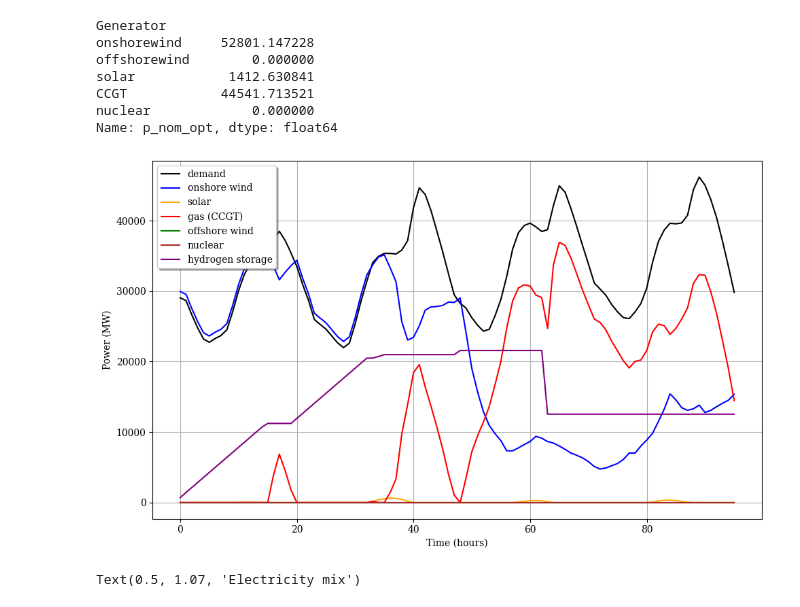
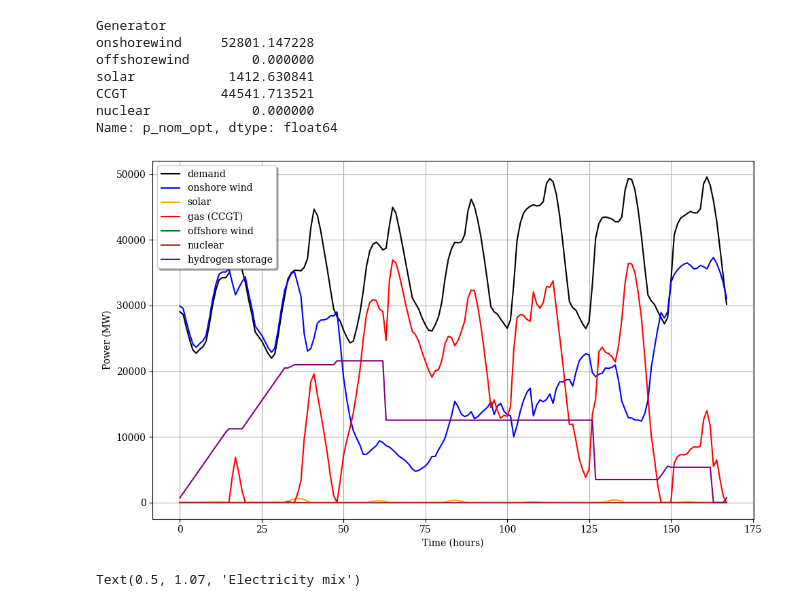
Before and after one commit to CarlosFdHL/ieg_project, a Jupyter notebook: Dmodel.ipynb, the cells around one changed output. Cells and saved outputs as stored; diff of their text form; code cells hidden in the pictures.

Commit message:
Plot of winter and summer. Added control of period of time that you plot in time series

```diff
--- a/Dmodel.ipynb
+++ b/Dmodel.ipynb
@@ -230,38 +230,41 @@ CCGT            44541.713521
 nuclear             0.000000
 Name: p_nom_opt, dtype: float64
 # %%
-hours = pd.date_range(start="2015-01-01", periods=96, freq='H')
-demand = network.loads_t.p['load'][0:96].values
-onshore_wind = network.generators_t.p['onshorewind'][0:96].values
-solar = network.generators_t.p['solar'][0:96].values
-gas_ccgt = network.generators_t.p['CCGT'][0:96].values
-offshore_wind = network.generators_t.p['offshorewind'][0:96].values
-nuclear = network.generators_t.p['nuclear'][0:96].values
-hydrogen = network.stores_t.e['H2 Tank'][0:96].values
+# Selection of plotted hours
+num_hours_week = 24 * 7
+hours = pd.date_range(start="2015-01-01", periods=num_hours_week, freq='H')
+
+demand = network.loads_t.p['load'][hours].values
+onshore_wind = network.generators_t.p['onshorewind'][hours].values
+solar = network.generators_t.p['solar'][hours].values
+gas_ccgt = network.generators_t.p['CCGT'][hours].values
+offshore_wind = network.generators_t.p['offshorewind'][hours].values
+nuclear = network.generators_t.p['nuclear'][hours].values
+hydrogen = network.stores_t.e['H2 Tank'][hours].values
 
 plt.figure(figsize=(10, 6))
 plt.plot(demand, color='black', label='demand')
 plt.plot(onshore_wind, color='blue', label='onshore wind')
 plt.plot(solar, color='orange', label='solar')
 plt.plot(gas_ccgt, color='red', label='gas (CCGT)')
 plt.plot(offshore_wind, color='green', label='offshore wind')
 plt.plot(nuclear, color='brown', label='nuclear')
 plt.plot(hydrogen, color='purple', label='hydrogen storage')
 plt.legend(fancybox=True, shadow=True, loc='upper left')
 plt.xlabel('Time (hours)')
 plt.ylabel('Power (MW)')
 #plt.title('Energy Production and Demand')
 # plt.xticks(rotation=45)
 plt.grid(True)
 
 # Improve x-axis ticks
 # plt.gca().xaxis.set_major_locator(plt.MultipleLocator(12))
 # plt.gca().xaxis.set_minor_locator(plt.MultipleLocator(3))
 # plt.gca().xaxis.set_major_formatter(plt.matplotlib.dates.DateFormatter('%Y-%m-%d %H:%M'))
 
 plt.tight_layout()
 # %% [output]
-[figure, old version]
+[figure, new version]
 # %%
 labels = ['onshore wind',
           'gas (CCGT)',
```
Also changed, not shown: 2 other files.
